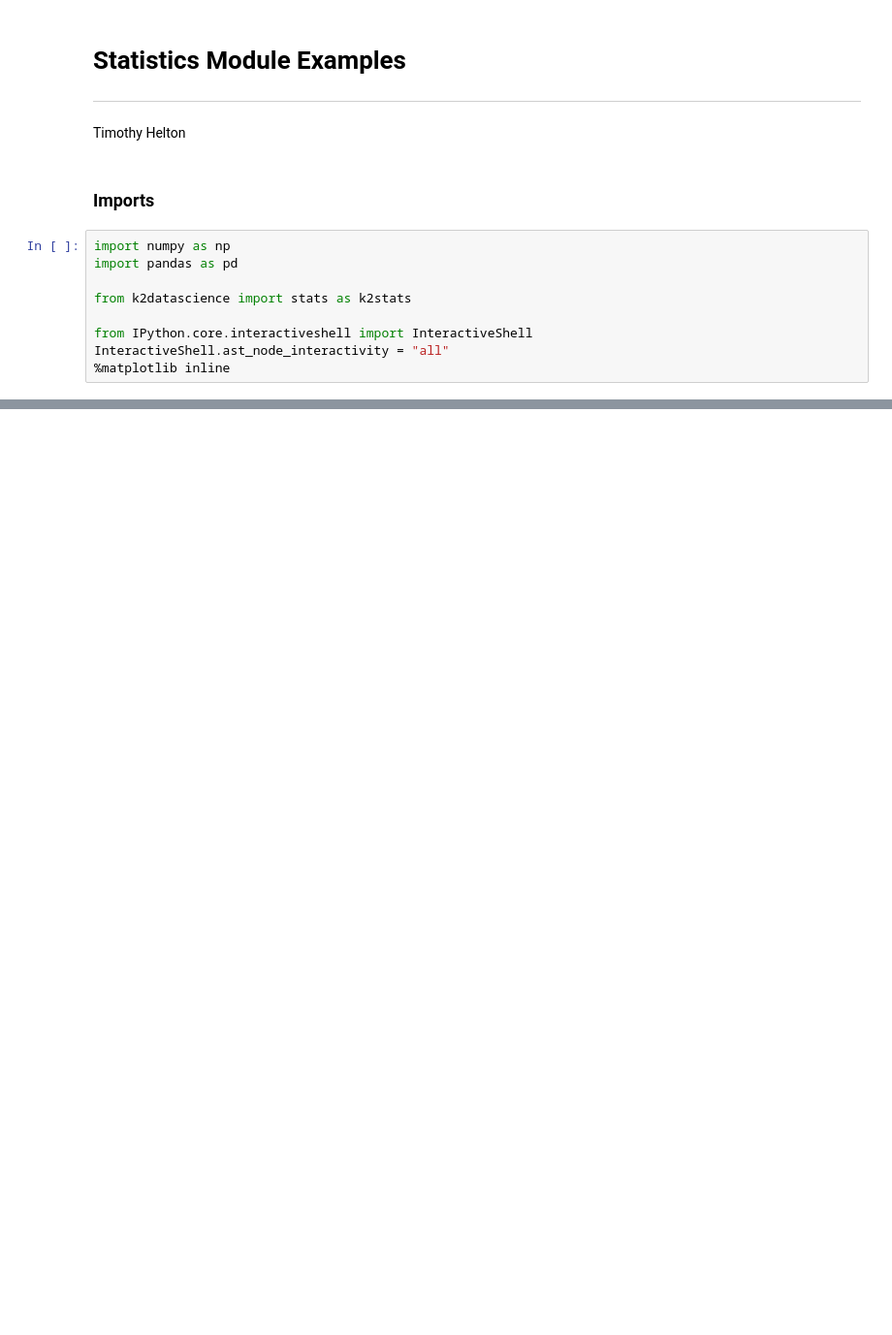
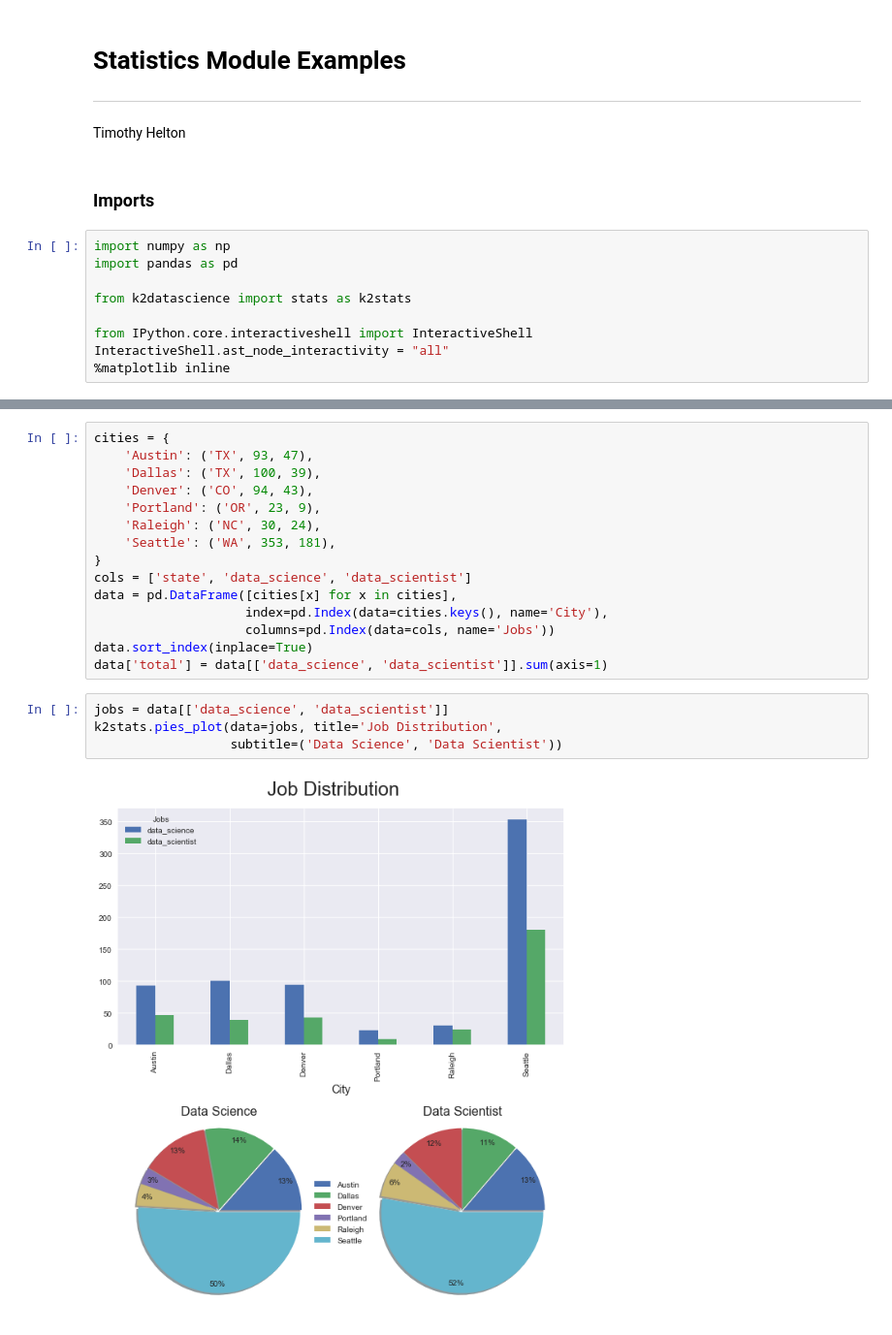
Before and after one commit to TimothyHelton/k2datascience, a Jupyter notebook: notebooks/Statistics Module Examples.ipynb, the cells around one changed output, grey strips where cells are left out. Shown at 97% size. Drawn from its saved outputs; the diff is of its cells as text; blank space fills up the shorter version.

```diff
--- a/notebooks/Statistics Module Examples.ipynb
+++ b/notebooks/Statistics Module Examples.ipynb
@@ -22,0 +27,21 @@ k2stats.distribution_plot(data=transaction_data,
+# %%
+cities = {
+    'Austin': ('TX', 93, 47),
+    'Dallas': ('TX', 100, 39),
+    'Denver': ('CO', 94, 43),
+    'Portland': ('OR', 23, 9),
+    'Raleigh': ('NC', 30, 24),
+    'Seattle': ('WA', 353, 181),
+}
+cols = ['state', 'data_science', 'data_scientist']
+data = pd.DataFrame([cities[x] for x in cities],
+                    index=pd.Index(data=cities.keys(), name='City'),
+                    columns=pd.Index(data=cols, name='Jobs'))
+data.sort_index(inplace=True)
+data['total'] = data[['data_science', 'data_scientist']].sum(axis=1)
+# %%
+jobs = data[['data_science', 'data_scientist']]
+k2stats.pies_plot(data=jobs, title='Job Distribution',
+                  subtitle=('Data Science', 'Data Scientist'))
+# %% [output]
+[figure, added]
```
Also changed, not shown: parts of 3 cells of this notebook, 2 other files.
